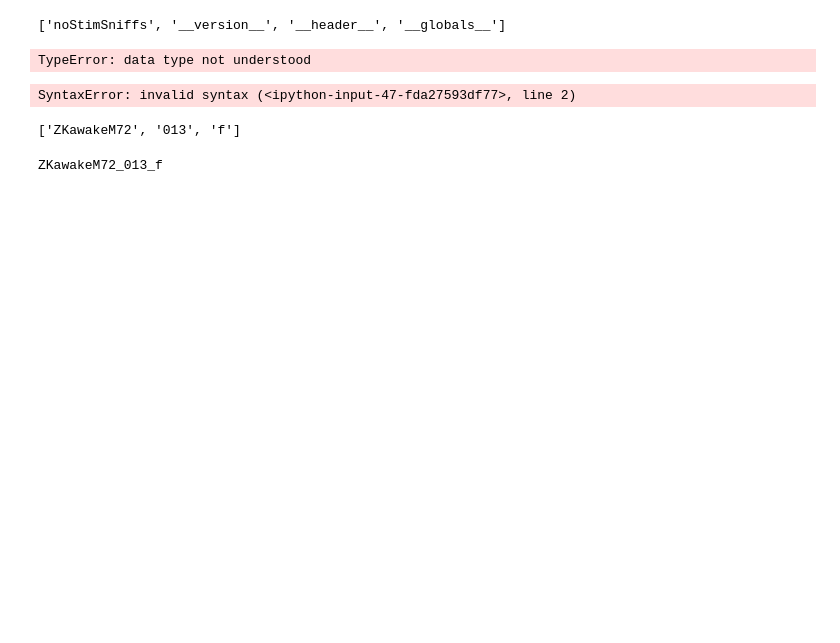
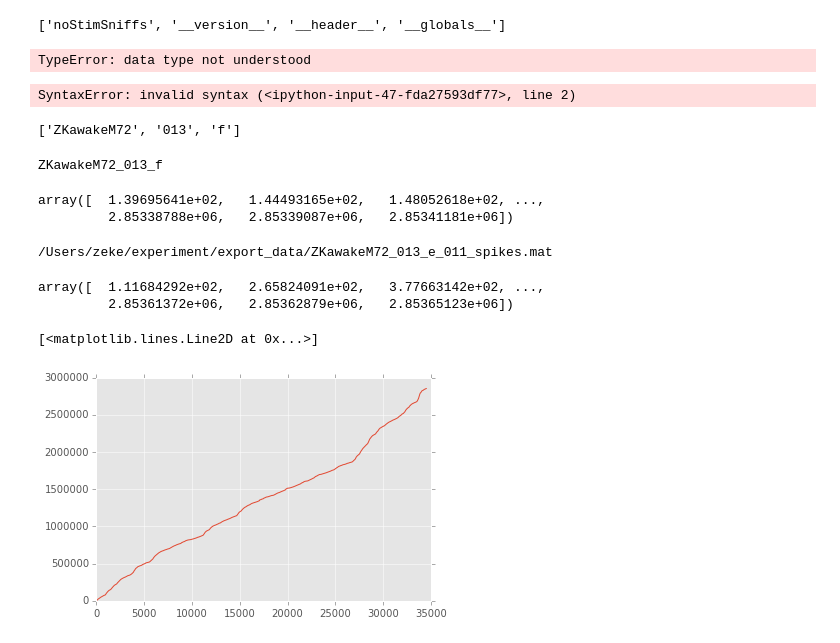
Before and after one commit to zekearneodo/ephys-tools, a Jupyter notebook: ephysScripts/Untitled.ipynb, the cells around one changed output. Cells and saved outputs as stored; diff of their text form; code cells hidden in the pictures; blank space fills up the shorter version.

```diff
--- a/ephysScripts/Untitled.ipynb
+++ b/ephysScripts/Untitled.ipynb
@@ -200,3 +126,27 @@ sent_str = sent_str[:-1]
 print sent_str
 # %% [output]
 ZKawakeM72_013_f
+# %%
+all_records['responses']['ZKawakeM72_013_f_010']['all_spikes']
+# %% [output]
+array([  1.39695641e+02,   1.44493165e+02,   1.48052618e+02, ...,
+         2.85338788e+06,   2.85339087e+06,   2.85341181e+06])
+# %%
+mat_file_path='/Users/zeke/experiment/export_data/ZKawakeM72_013_e_011_spikes.mat'
+assert(os.path.isfile(mat_file_path))
+print (mat_file_path)
+spike_data = sio.loadmat(mat_file_path, struct_as_record=False, squeeze_me=True)
+spikes_loaded = spike_data['thisUnit']
+all_spikes = np.array(spikes_loaded.times, dtype=np.float)
+# %% [output]
+/Users/zeke/experiment/export_data/ZKawakeM72_013_e_011_spikes.mat
+# %%
+spikes_loaded.times
+# %% [output]
+array([  1.11684292e+02,   2.65824091e+02,   3.77663142e+02, ...,
+         2.85361372e+06,   2.85362879e+06,   2.85365123e+06])
+# %%
+plt.plot(all_records['responses']['ZKawakeM72_013_f_010']['all_spikes'])
+# %% [output]
+[<matplotlib.lines.Line2D at 0x...>]
+[figure, added]
```
Also changed, not shown: parts of 19 cells of this notebook.
